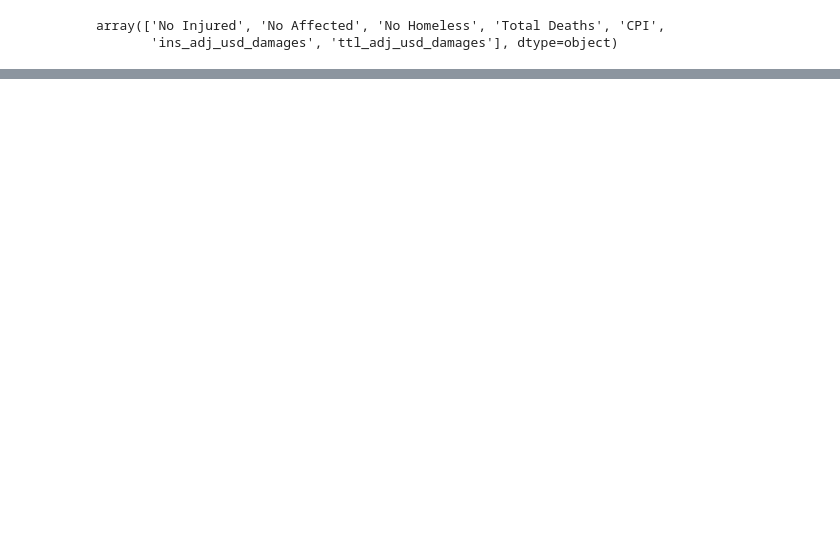
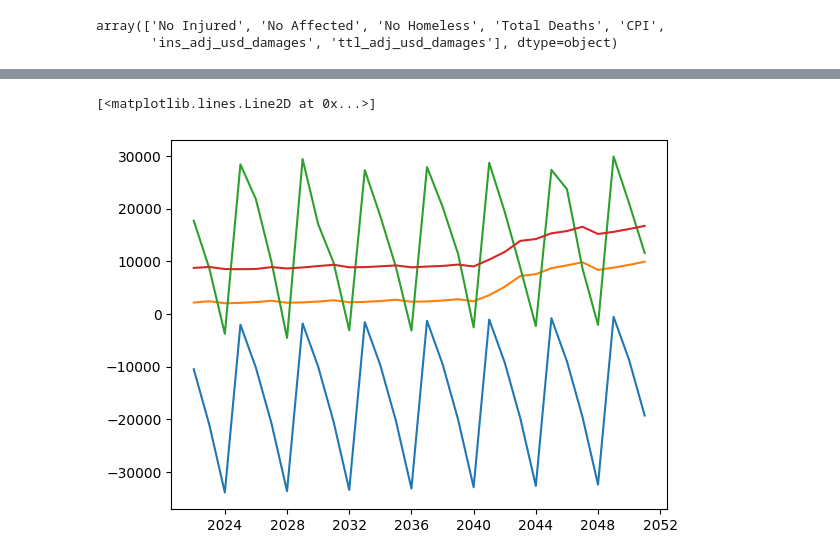
Before and after one commit to Globant-CodeFest/teamElevenEleven, a Jupyter notebook: eda_datos.ipynb, the cells around one changed output, grey strips where cells are left out. Cells and saved outputs as stored; diff of their text form; code cells hidden in the pictures; blank space fills up the shorter version.

```diff
--- a/eda_datos.ipynb
+++ b/eda_datos.ipynb
@@ -211,3 +204,18 @@ array(['Caribbean', 'Eastern Asia', 'Northern America', 'Southern Asia',
        'Northern Africa', 'Middle Africa', 'Central Asia', 'Polynesia',
        'Australia and New Zealand', 'Melanesia', 'Northern Europe',
        'Southern Africa', 'Micronesia'], dtype=object)
+# %%
+
+final = pd.concat(results).reset_index()
+final['pred_value'] = final['yhat']
+final = final[['region','variable','ds','yhat_upper','yhat','pred_value']]
+
+#Sanity Checks
+final['pred_value'] = final.groupby(['region','variable']).yhat.rolling(window=5).mean().values
+final['pred_value'] = np.where(final['pred_value']<0, 0, final['pred_value'])
+final['ls_value'] = final.groupby(['region','variable']).yhat_upper.rolling(window=5).mean().values
+final['ls_value'] = np.where(final['ls_value']<0, 0, final['ls_value'])
+
+final.loc[final.pred_value.isna()==1,'pred_value'] = 0
+final = final.loc[final.ds > pd.to_datetime("2021-01-01"),:]
+final.head()
@@ -220,0 +268,11 @@ final.to_csv('predictions_v0.csv', index=False)
+# %%
+region = 'Caribbean'
+var = 'Total Deaths'
+tmp = final.loc[(final.region==region)&(final.variable==var)]
+plt.plot(tmp['ds'],tmp['yhat'])
+plt.plot(tmp['ds'],tmp['pred_value'])
+plt.plot(tmp['ds'],tmp['yhat_upper'])
+plt.plot(tmp['ds'],tmp['ls_value'])
+# %% [output]
+[<matplotlib.lines.Line2D at 0x...>]
+[figure, added]
```
Also changed, not shown: parts of 13 cells of this notebook, 1 other file.
